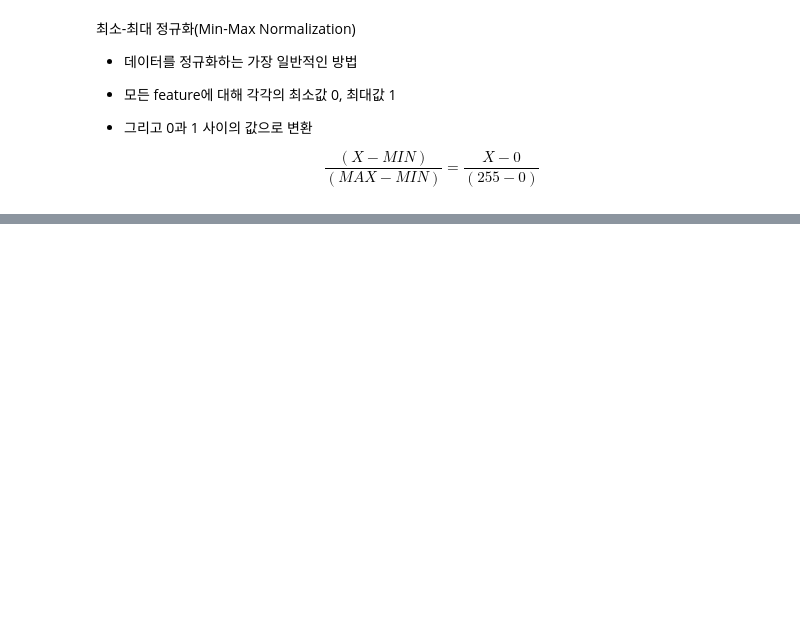
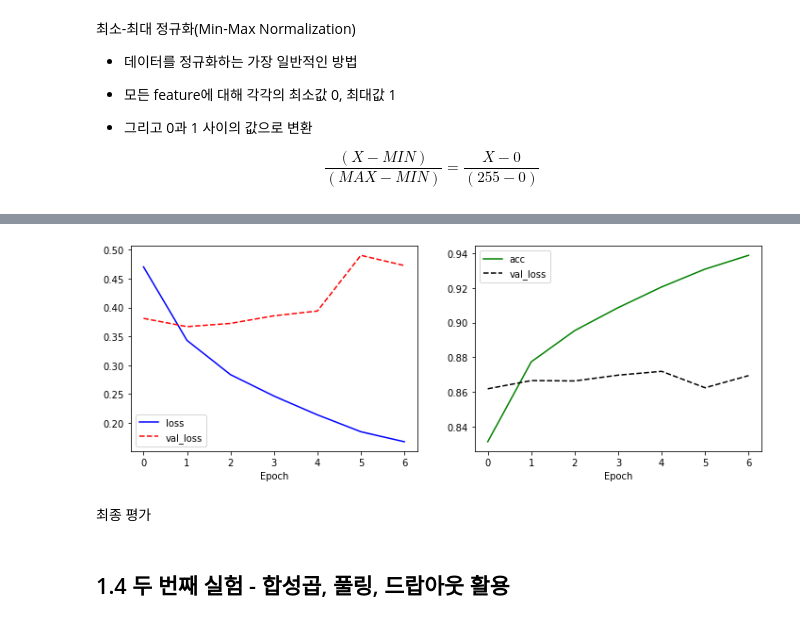
Before and after one commit to Lagom92/study-in-school, a Jupyter notebook: DL/CNN_fashion_mnist.ipynb, the cells around one changed output, grey strips where cells are left out. Cells and saved outputs as stored; diff of their text form; code cells hidden in the pictures; blank space fills up the shorter version.

```diff
--- a/DL/CNN_fashion_mnist.ipynb
+++ b/DL/CNN_fashion_mnist.ipynb
@@ -56,0 +254,10 @@ test_X = test_X / 255.0
+# %%
+# 단순 합성곱 계층만 활용
+model = tf.keras.Sequential([
+    tf.keras.layers.Conv2D(input_shape=(28, 28, 1), kernel_size=(3, 3), filters=16, strides=(1, 1), padding='valid'),
+    tf.keras.layers.Conv2D(kernel_size=(3, 3), filters=32),
+    tf.keras.layers.Conv2D(kernel_size=(3, 3), filters=64),
+    tf.keras.layers.Flatten(),
+    tf.keras.layers.Dense(units=128, activation='relu'),
+    tf.keras.layers.Dense(units=10, activation='softmax')
+])
@@ -56,0 +266,4 @@ test_X = test_X / 255.0
+# %%
+model.compile(optimizer=tf.keras.optimizers.Adam(),
+            loss='sparse_categorical_crossentropy',
+            metrics=['accuracy'])
@@ -56,0 +297,5 @@ test_X = test_X / 255.0
+# %%
+hist = model.fit(train_X, train_Y,
+                epochs=500,
+                validation_split=0.25,
+                callbacks=[tf.keras.callbacks.EarlyStopping(patience=5, monitor='val_loss')])
@@ -56,0 +318,6 @@ test_X = test_X / 255.0
+# %%
+history_visualize(hist)
+# %% [output]
+[figure, added]
+# %% [markdown]
+최종 평가
@@ -56,0 +328,2 @@ test_X = test_X / 255.0
+# %% [markdown]
+## 1.4 두 번째 실험 - 합성곱, 풀링, 드랍아웃 활용
```
Also changed, not shown: parts of 28 cells of this notebook.
